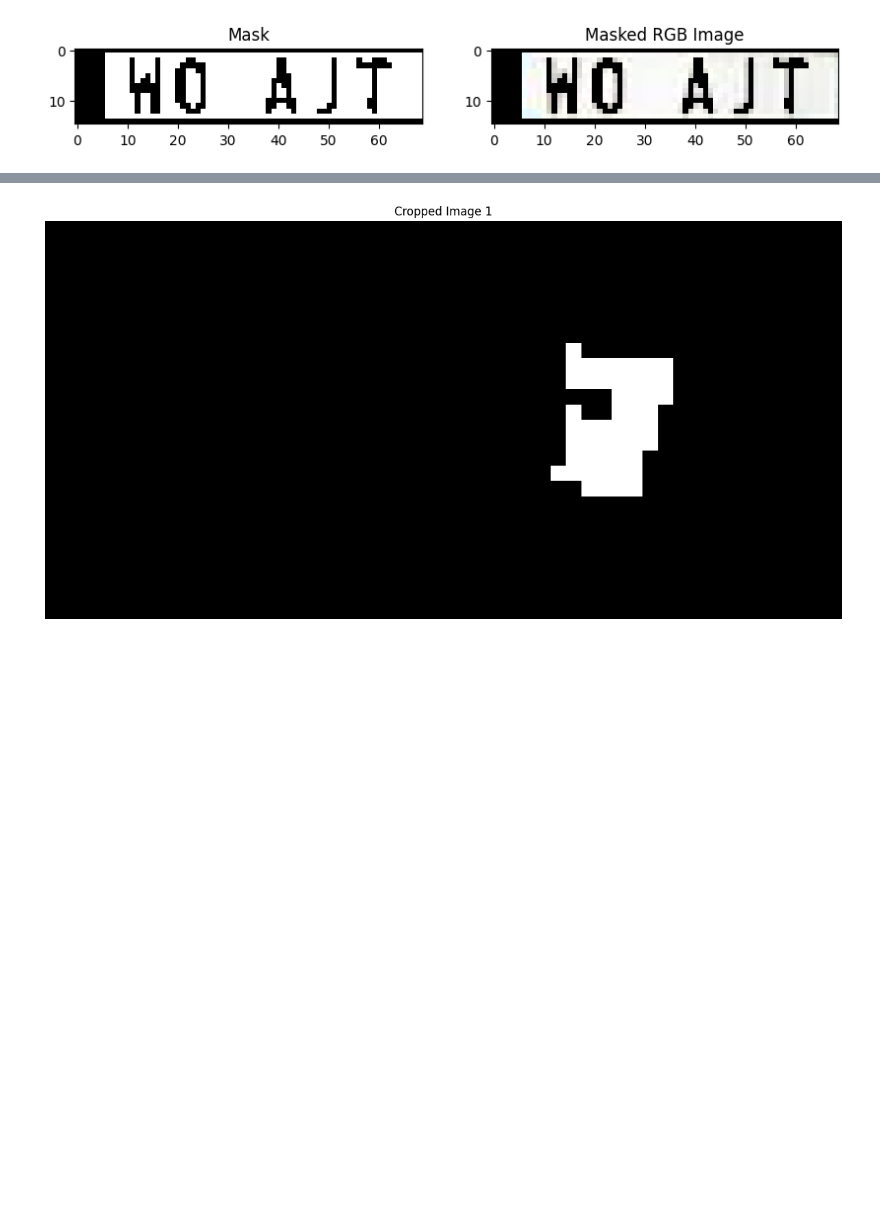
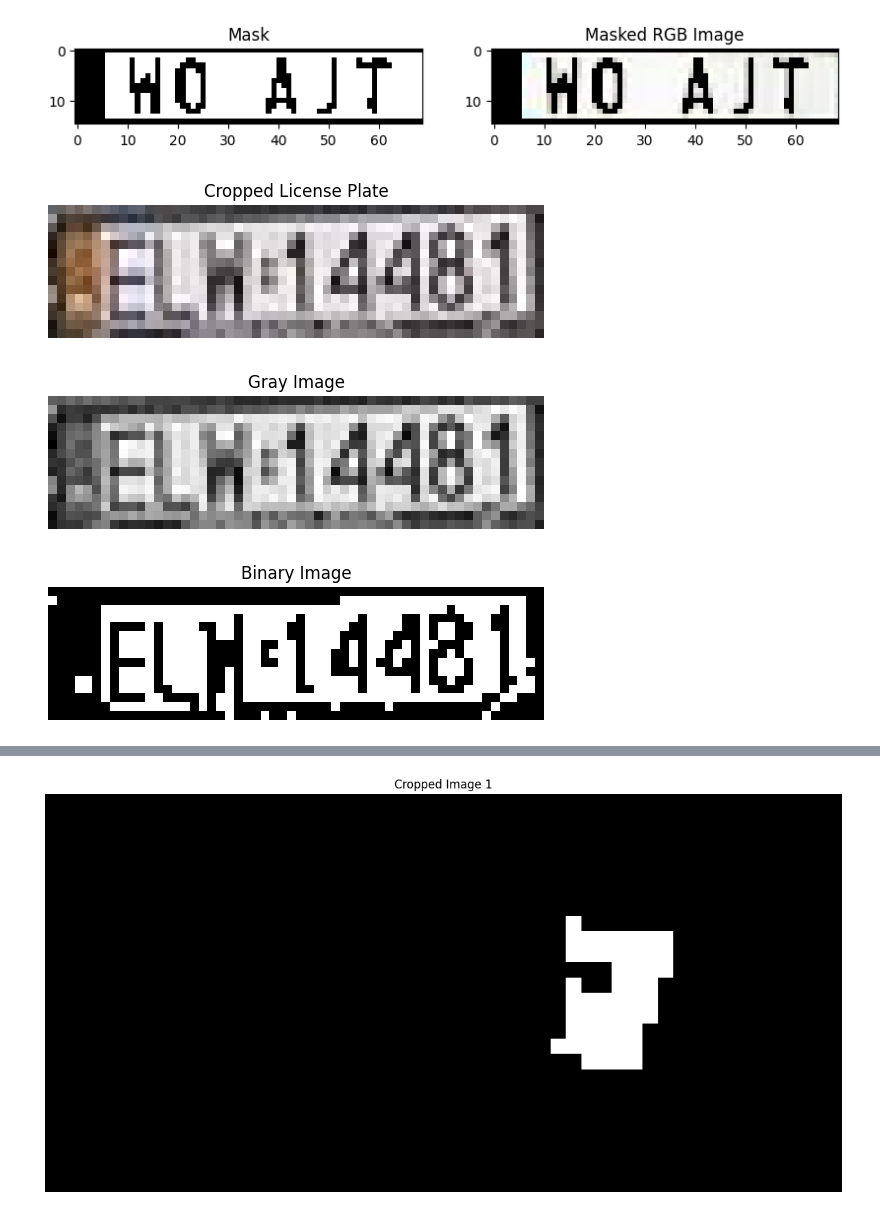
Before and after one commit to niotrek/twm, a Jupyter notebook: test.ipynb, the cells around one changed output, grey strips where cells are left out. Saved outputs shown, nothing was run; the diff lists cells and outputs as text; code cells hidden in the pictures; blank space fills up the shorter version.

```diff
--- a/test.ipynb
+++ b/test.ipynb
@@ -46,4 +46,76 @@ plt.title('Masked RGB Image')
 plt.show()
 # %% [output]
 [figure]
+# %%
+def show_image(image, title="Image"):
+    plt.imshow(image, cmap='gray')
+    plt.title(title)
+    plt.axis('off')
+    plt.show()
+
+def show_images(images, titles=None):
+    n = len(images)
+    plt.figure(figsize=(15, 5))
+    for i in range(n):
+        plt.subplot(1, n, i + 1)
+        plt.imshow(images[i], cmap='gray')
+        plt.title(titles[i] if titles else f'Image {i+1}')
+        plt.axis('off')
+    plt.show()
+
+# def segment_characters(plate_image):
+#     gray = cv2.cvtColor(plate_image, cv2.COLOR_BGR2GRAY)
+
+#     # Prógowanie binarne
+#     _, binary = cv2.threshold(gray, 128, 255, cv2.THRESH_BINARY + cv2.THRESH_OTSU)
+
+#     # Odwrócenie kolorów (białe znaki na czarnym tle)
+#     binary = cv2.bitwise_not(binary)
+#     show_image(binary, "Binary Image")
+
+
+#     # Znajdź kontury poszczególnych znaków
+#     contours, _ = cv2.findContours(binary, cv2.RETR_EXTERNAL, cv2.CHAIN_APPROX_SIMPLE)
+#     show_image(cv2.drawContours(plate_image.copy(), contours, -1, (0, 255, 0), 2), "Contours")
+
+#     characters = []
+#     for contour in contours:
+#         (x, y, w, h) = cv2.boundingRect(contour)
+#         if h > w and h > 0.5 * plate_image.shape[0]:  # Filtruj małe kontury
+#             character = binary[y:y + h, x:x + w]
+#             characters.append(character)
+
+#     # Sortuj znaki według ich pozycji X
+#     characters = sorted(characters, key=lambda char: cv2.boundingRect(char)[0])
+#     return characters
+
+
+
+# # Przykład użycia
+# cropped_image = cv2.imread('plate2.png')
+
+# if cropped_image is not None:
+#     show_image(cropped_image, "Cropped License Plate")
+
+#     characters = segment_characters(cropped_image)
+#     print(f"Znaleziono {len(characters)} znaków:")
+#     show_images(characters, [f'Character {i+1}' for i in range(len(characters))])
+# else:
+#     print("Tablica rejestracyjna nie została wykryta.")
+
+cropped_image = cv2.imread('plate4.png')
+show_image(cropped_image, "Cropped License Plate")
+gray = cv2.cvtColor(cropped_image, cv2.COLOR_BGR2GRAY)
+show_image(gray, "Gray Image")
+_, binary = cv2.threshold(gray, 0, 255, cv2.THRESH_BINARY + cv2.THRESH_OTSU )
+show_image(binary, "Binary Image")
+# kernel = np.ones((2, 2), np.uint8)
+# # binary_closed = cv2.morphologyEx(binary, cv2.MORPH_CLOSE, kernel)
+# # show_image(binary_closed, "Closed Image")
+# opened_image = cv2.morphologyEx(binary, cv2.MORPH_OPEN, kernel)
+# show_image(opened_image, "Opened Image")
+# %% [output]
+[figure, added]
+[figure, added]
+[figure, added]
 # %%
```
Also changed, not shown: parts of 6 cells of this notebook, 10 other files.
